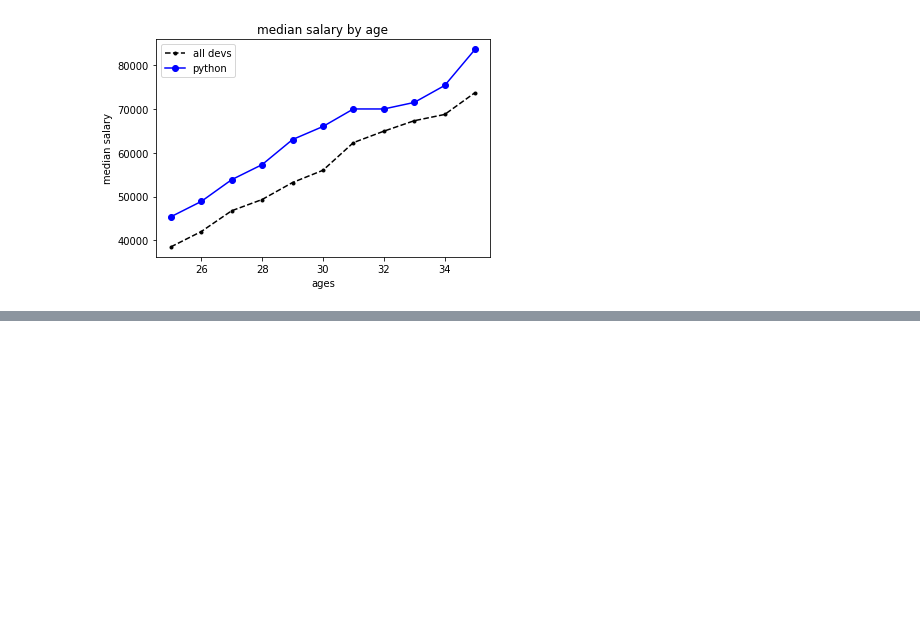
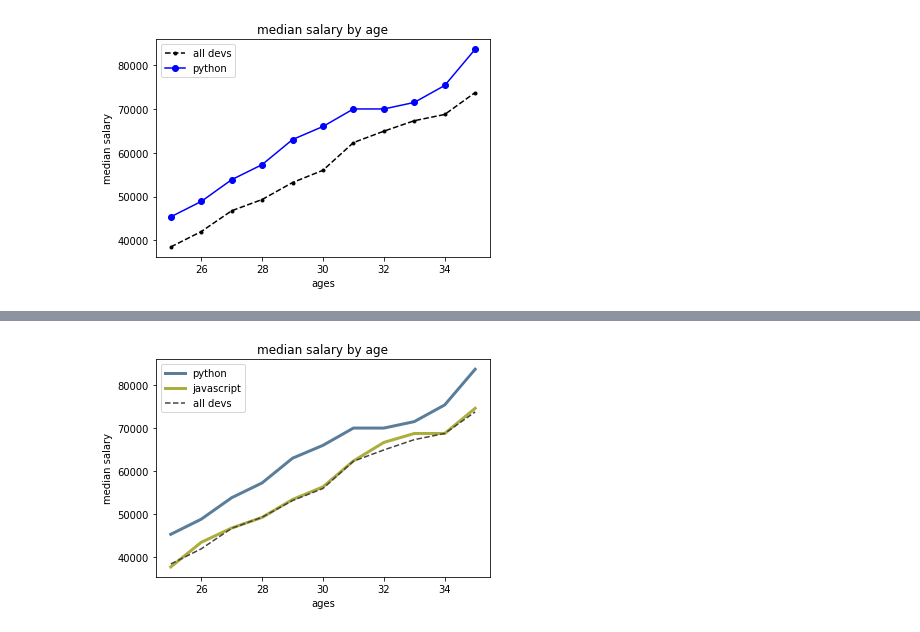
Before and after one commit to VivanVatsa/matplotlib-castle_datascience_project, a Jupyter notebook: init_plots/init_plot.ipynb, the cells around one changed output, grey strips where cells are left out. Drawn from its saved outputs; the diff is of its cells as text; code cells hidden in the pictures; blank space fills up the shorter version.

Commit message:
added: completed final init_plots

```diff
--- a/init_plots/init_plot.ipynb
+++ b/init_plots/init_plot.ipynb
@@ -88,0 +91,37 @@ plt.show()
+# %%
+# increasing line width
+ages_x = [25, 26, 27, 28, 29, 30, 31, 32, 33, 34, 35] # will use for both plots
+# Median Python Developer Salaries by Age
+py_dev_y = [45372, 48876, 53850, 57287, 63016,
+            65998, 70003, 70000, 71496, 75370, 83640]
+# adding level as legend alternative
+plt.plot(ages_x, py_dev_y, color= '#5a7d9a', linewidth=3, label = 'python')
+
+
+
+# Median JavaScript Developer Salaries by Age
+js_dev_y = [37810, 43515, 46823, 49293, 53437,
+            56373, 62375, 66674, 68745, 68746, 74583]
+plt.plot(ages_x, js_dev_y, color= '#adad3b',linewidth=3 , label = 'javascript')
+
+
+
+y_coordinates = [38496, 42000, 46752, 49320, 53200, 56000, 62316, 64928, 67317, 68748, 73752]
+plt.plot(ages_x, y_coordinates,color= '#444444', linestyle='--',  label = 'all devs')
+
+
+# x axis name
+plt.xlabel('ages')
+
+# y axis name
+plt.ylabel('median salary')
+plt.title('median salary by age')
+
+# to recognize which line represents what
+# legends =
+# plt.legend(['all devs', 'Python'])
+plt.legend()
+
+plt.show()
+# %% [output]
+[figure, added]
```
Also changed, not shown: parts of 9 cells of this notebook.
